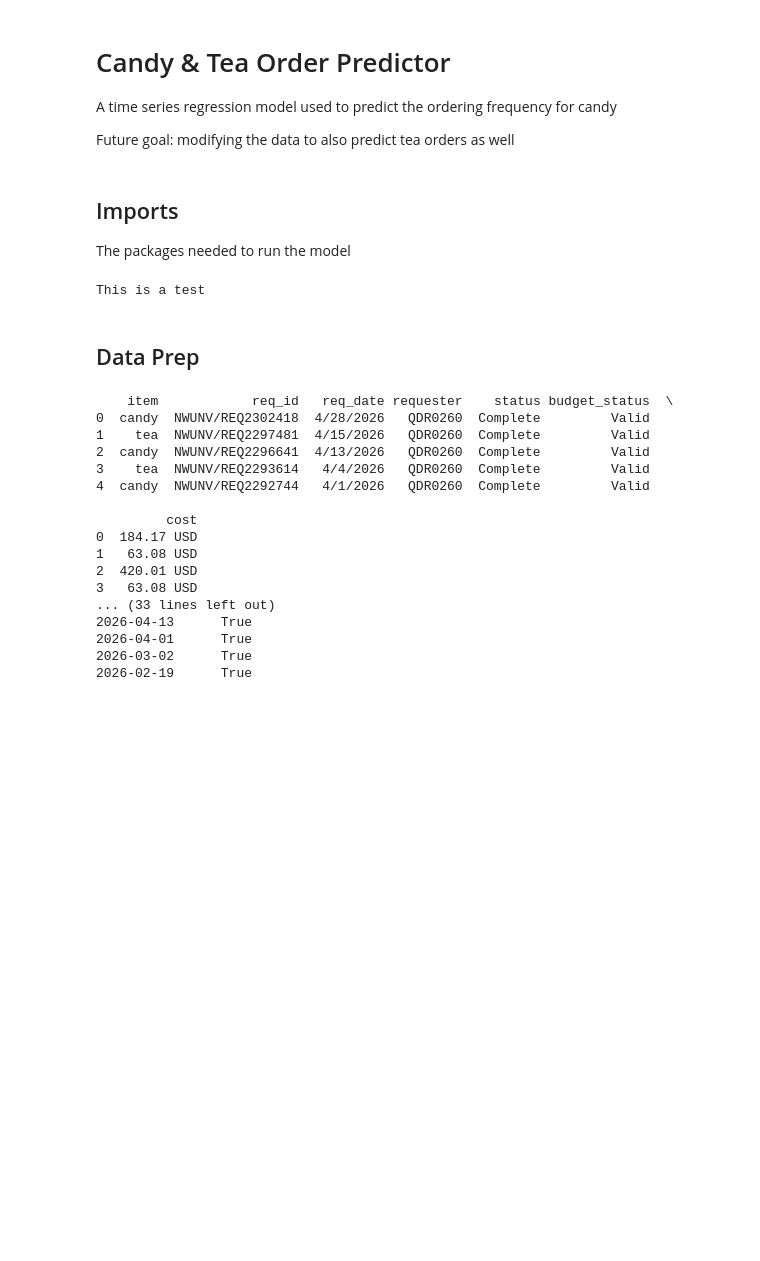
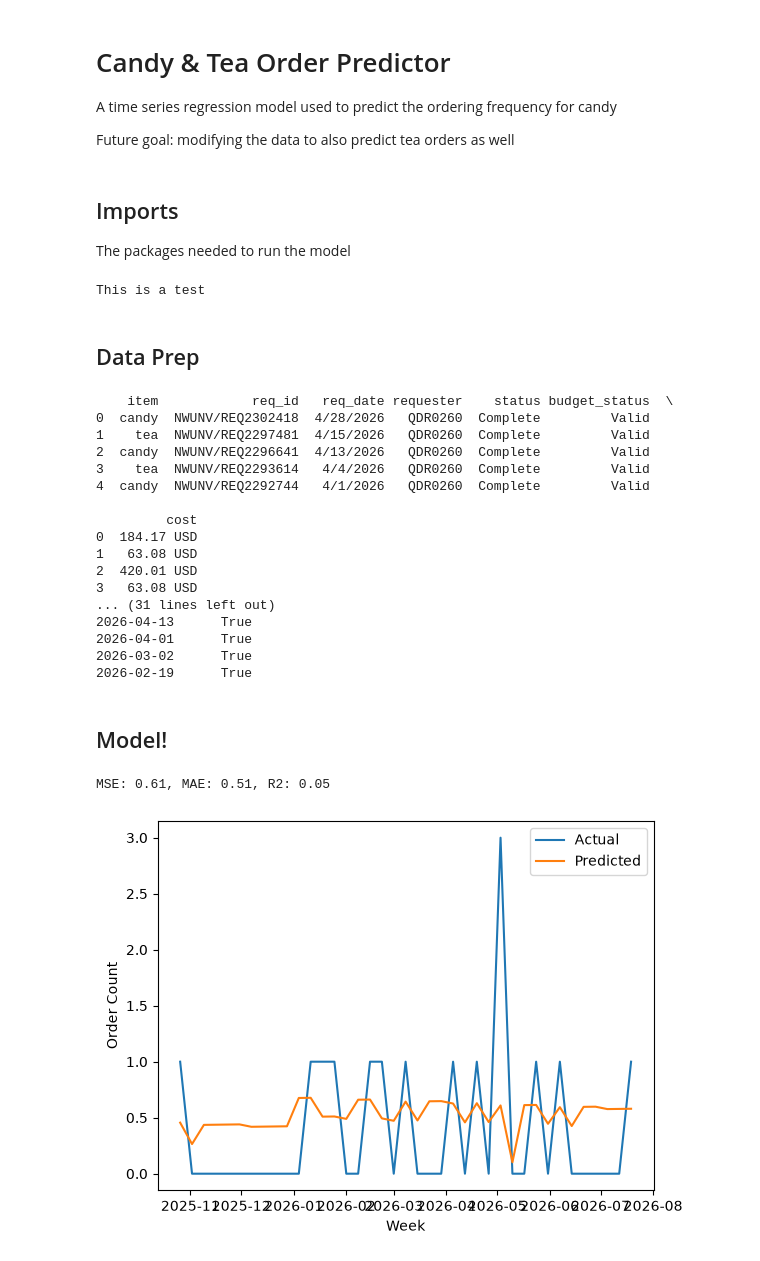
Before and after one commit to mia-i-stulac/Candy_Order_Predictor, a Jupyter notebook: code/model.ipynb, the cells around one changed output. Saved outputs shown, nothing was run; the diff lists cells and outputs as text; code cells hidden in the pictures; blank space fills up the shorter version.

Commit message:
baseline model with questionable results... will work on this further

```diff
--- a/code/model.ipynb
+++ b/code/model.ipynb
@@ -52,11 +54,6 @@ print(candy_df.index)
 weekly = candy_df.resample('W').size().reset_index(name='order_count')
 monthly = candy_df.resample('ME').size().reset_index(name='order_count')
 
-# Train test split for candy data
-TrainData, TestData = train_test_split(candy_df, test_size=0.2, shuffle=False, random_state=42)
-print(f'Train Data Size: {len(TrainData)}')
-print(f'Test Data Size: {len(TestData)}')
-
 print(candy_df.head())
 # %% [output]
     item            req_id   req_date requester    status budget_status  \
@@ -71,8 +68,54 @@ print(candy_df.head())
 1   63.08 USD
 2  420.01 USD
 3   63.08 USD
-... (33 lines left out)
+... (31 lines left out)
 2026-04-13      True
 2026-04-01      True
 2026-03-02      True
 2026-02-19      True
+# %% [markdown]
+## Model!
+# %%
+# Features prep
+# Prepare Train Data
+
+# engineered features
+weekly['time_idx'] = range(len(weekly))
+weekly['month'] = weekly['req_date'].dt.month
+weekly['lag_1'] = weekly['order_count'].shift(1)
+weekly = weekly.dropna()
+weekly = weekly.reset_index(drop=True)
+
+# predicting value
+y = weekly['order_count']
+X = weekly[['time_idx', 'month', 'lag_1']]
+
+#shuffle is False becuase this is a time series that relies on the chronological date data
+X_train, X_test, y_train, y_test = train_test_split(X, y, test_size=0.2, shuffle=False, random_state=42)
+
+scaler = StandardScaler()
+X_train_scaled = scaler.fit_transform(X_train)
+X_test_scaled = scaler.fit_transform(X_test)
+
+model= LinearRegression()
+model.fit(X_train, y_train)
+
+y_pred = model.predict(X_test)
+# %%
+# Model Exaluation metrics
+mse = mean_squared_error(y_test, y_pred)** 0.5
+mae = mean_absolute_error(y_test, y_pred)
+r2 = r2_score(y_test, y_pred)
+print(f'MSE: {mse:.2f}, MAE: {mae:.2f}, R2: {r2:.2f}')
+# %% [output]
+MSE: 0.61, MAE: 0.51, R2: 0.05
+# %%
+# plot evaluation
+plt.plot(weekly['req_date'].iloc[-len(y_test):], y_test.values, label='Actual')
+plt.plot(weekly['req_date'].iloc[-len(y_test):], y_pred, label='Predicted')
+plt.legend()
+plt.xlabel('Week')
+plt.ylabel('Order Count')
+plt.show()
+# %% [output]
+[figure, added]
```
Also changed, not shown: parts of 1 cell of this notebook.
